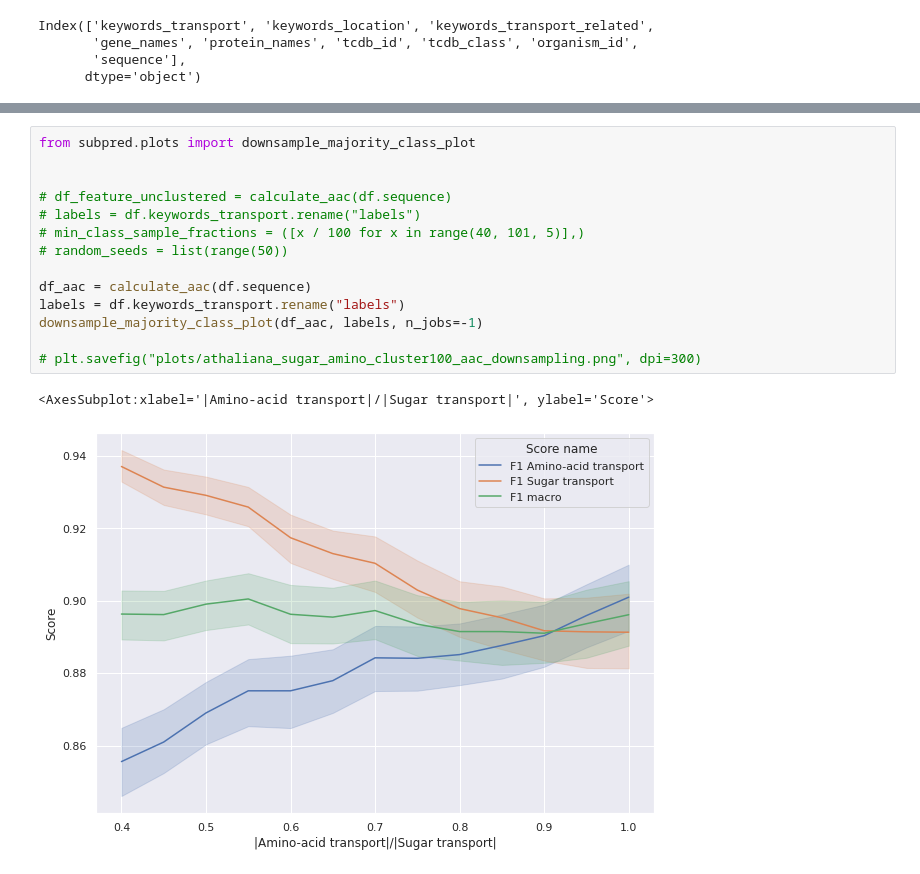
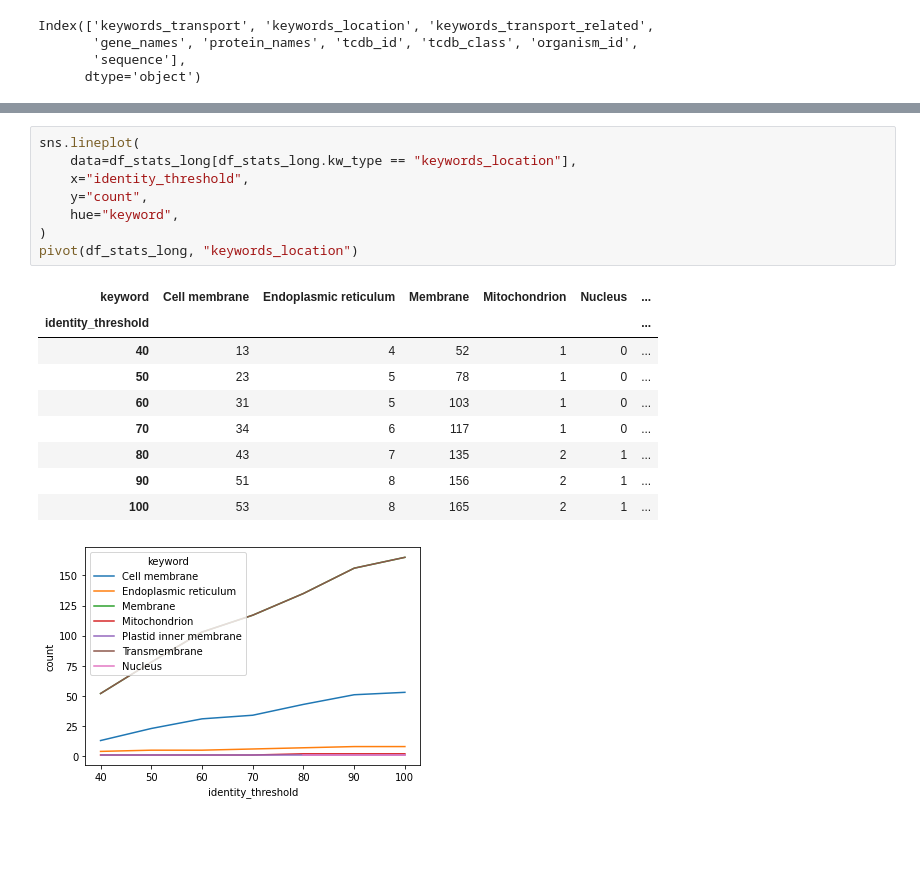
Before and after one commit to adenger/subpred3, a Jupyter notebook: notebooks/athaliana_03_clustering.ipynb, the cells around one changed output, grey strips where cells are left out. Cells and saved outputs as stored; diff of their text form; blank space fills up the shorter version.

```diff
--- a/notebooks/athaliana_03_clustering.ipynb
+++ b/notebooks/athaliana_03_clustering.ipynb
@@ -130,17 +89,19 @@ downsampling_plot(df_aac_100, labels)
-# %%
-from subpred.plots import downsample_majority_class_plot
-
-
-# df_feature_unclustered = calculate_aac(df.sequence)
-# labels = df.keywords_transport.rename("labels")
-# min_class_sample_fractions = ([x / 100 for x in range(40, 101, 5)],)
-# random_seeds = list(range(50))
-
-df_aac = calculate_aac(df.sequence)
-labels = df.keywords_transport.rename("labels")
-downsample_majority_class_plot(df_aac, labels, n_jobs=-1)
-
-# plt.savefig("plots/athaliana_sugar_amino_cluster100_aac_downsampling.png", dpi=300)
-# %% [output]
-<AxesSubplot:xlabel='|Amino-acid transport|/|Sugar transport|', ylabel='Score'>
-[figure, removed]
+# %%
+sns.lineplot(
+    data=df_stats_long[df_stats_long.kw_type == "keywords_location"],
+    x="identity_threshold",
+    y="count",
+    hue="keyword",
+)
+pivot(df_stats_long, "keywords_location")
+# %% [output]
+| keyword | Cell membrane | Endoplasmic reticulum | Membrane | Mitochondrion | Nucleus | ... |
+| identity_threshold |  |  |  |  |  | ... |
+| 40 | 13 | 4 | 52 | 1 | 0 | ... |
+| 50 | 23 | 5 | 78 | 1 | 0 | ... |
+| 60 | 31 | 5 | 103 | 1 | 0 | ... |
+| 70 | 34 | 6 | 117 | 1 | 0 | ... |
+| 80 | 43 | 7 | 135 | 2 | 1 | ... |
+| 90 | 51 | 8 | 156 | 2 | 1 | ... |
+| 100 | 53 | 8 | 165 | 2 | 1 | ... |
+[figure, added]
```
Also changed, not shown: parts of 35 cells of this notebook.
